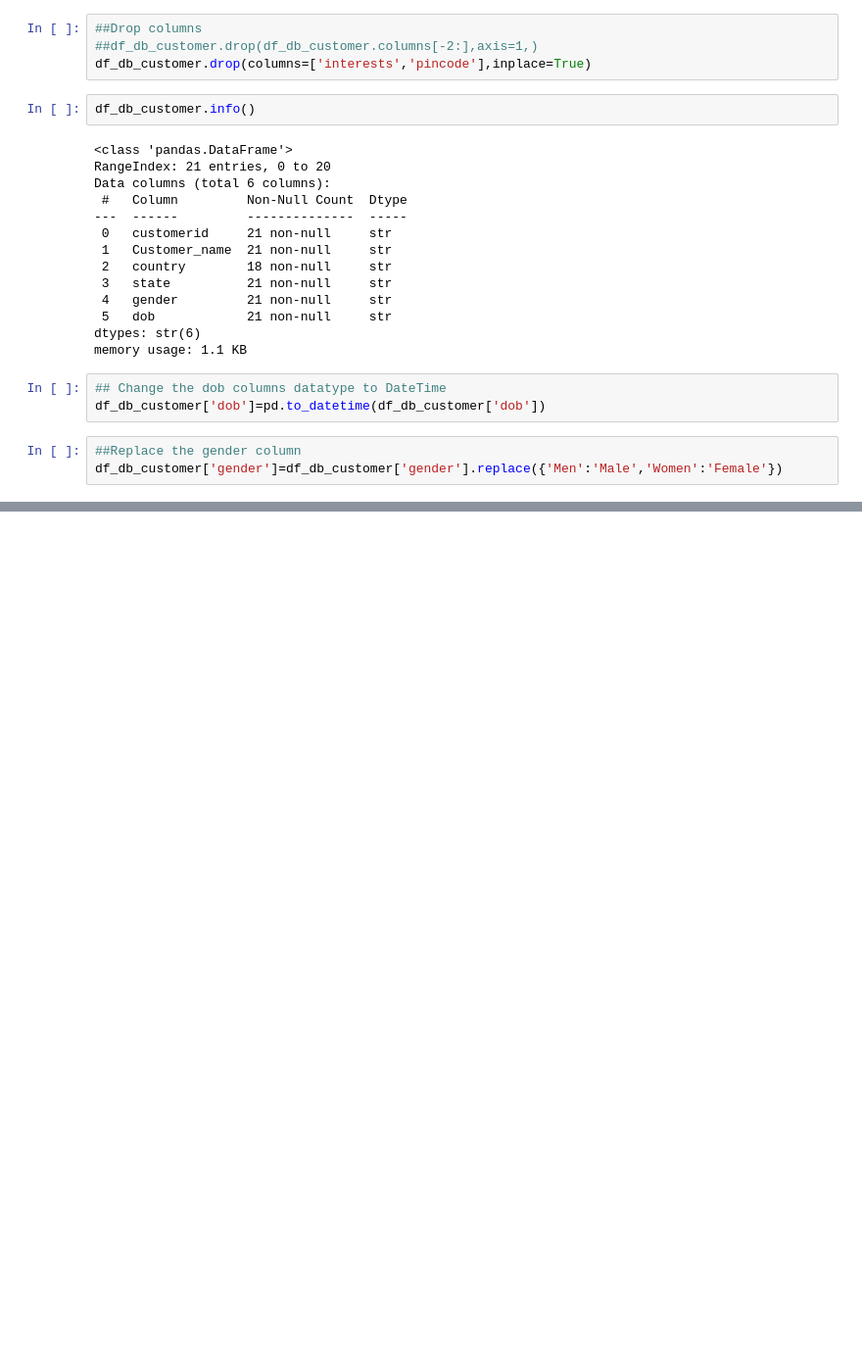
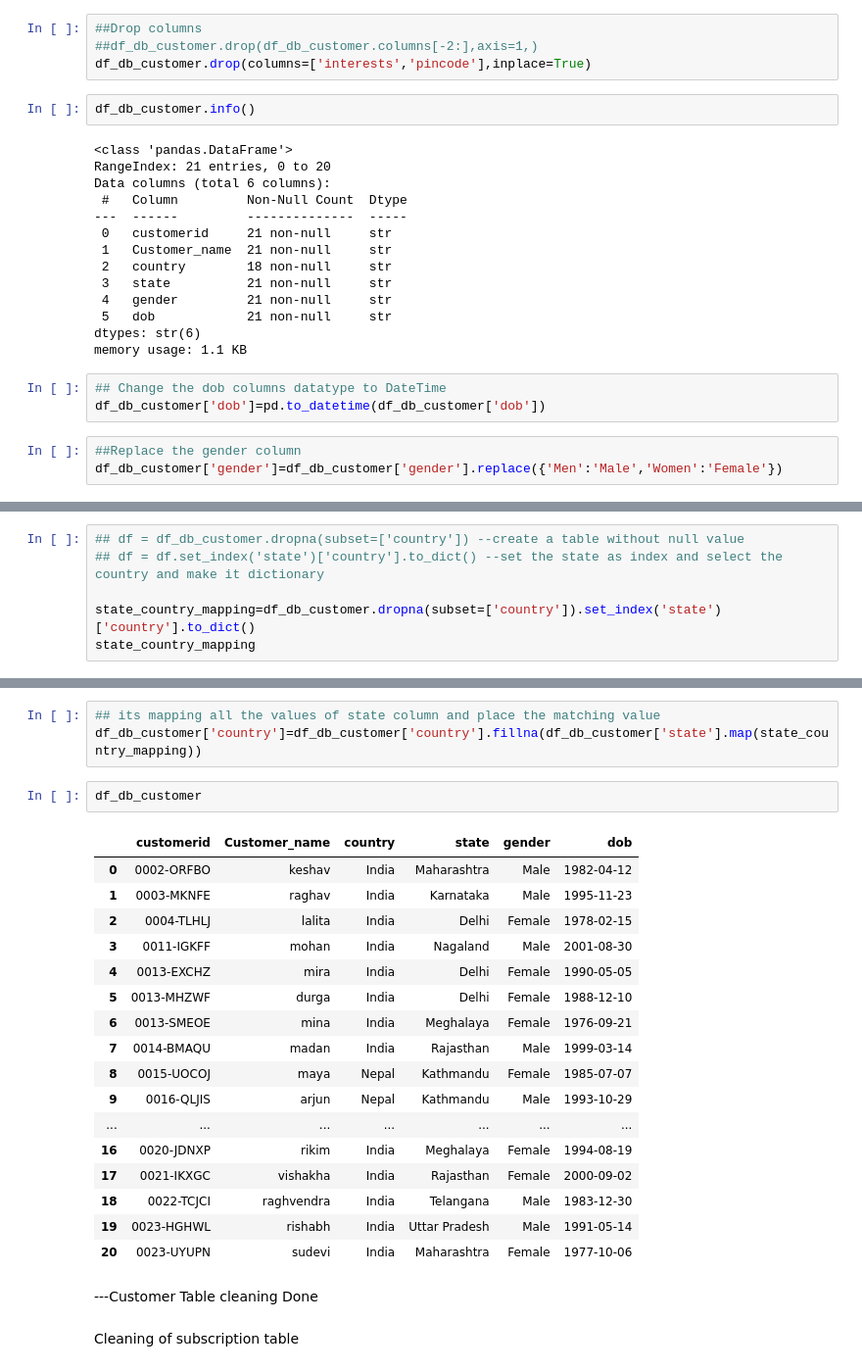
Before and after one commit to Nigam2004/Churn_Analysis, a Jupyter notebook: Churn_analysis.ipynb, the cells around one changed output, grey strips where cells are left out. Shown at 98% size. Drawn from its saved outputs; the diff is of its cells as text; blank space fills up the shorter version.

Commit message:
data_cleaning_done_customer

```diff
--- a/Churn_analysis.ipynb
+++ b/Churn_analysis.ipynb
@@ -120,0 +129,6 @@ df_db_customer
+# %%
+## df = df_db_customer.dropna(subset=['country']) --create a table without null value
+## df = df.set_index('state')['country'].to_dict() --set the state as index and select the country and make it dictionary
+
+state_country_mapping=df_db_customer.dropna(subset=['country']).set_index('state')['country'].to_dict()
+state_country_mapping
@@ -120,0 +145,27 @@ df_db_customer
+# %%
+## its mapping all the values of state column and place the matching value
+df_db_customer['country']=df_db_customer['country'].fillna(df_db_customer['state'].map(state_country_mapping))
+# %%
+df_db_customer
+# %% [output]
+|  | customerid | Customer_name | country | state | gender | dob |
+| 0 | 0002-ORFBO | keshav | India | Maharashtra | Male | 1982-04-12 |
+| 1 | 0003-MKNFE | raghav | India | Karnataka | Male | 1995-11-23 |
+| 2 | 0004-TLHLJ | lalita | India | Delhi | Female | 1978-02-15 |
+| 3 | 0011-IGKFF | mohan | India | Nagaland | Male | 2001-08-30 |
+| 4 | 0013-EXCHZ | mira | India | Delhi | Female | 1990-05-05 |
+| 5 | 0013-MHZWF | durga | India | Delhi | Female | 1988-12-10 |
+| 6 | 0013-SMEOE | mina | India | Meghalaya | Female | 1976-09-21 |
+| 7 | 0014-BMAQU | madan | India | Rajasthan | Male | 1999-03-14 |
+| 8 | 0015-UOCOJ | maya | Nepal | Kathmandu | Female | 1985-07-07 |
+| 9 | 0016-QLJIS | arjun | Nepal | Kathmandu | Male | 1993-10-29 |
+| ... | ... | ... | ... | ... | ... | ... |
+| 16 | 0020-JDNXP | rikim | India | Meghalaya | Female | 1994-08-19 |
+| 17 | 0021-IKXGC | vishakha | India | Rajasthan | Female | 2000-09-02 |
+| 18 | 0022-TCJCI | raghvendra | India | Telangana | Male | 1983-12-30 |
+| 19 | 0023-HGHWL | rishabh | India | Uttar Pradesh | Male | 1991-05-14 |
+| 20 | 0023-UYUPN | sudevi | India | Maharashtra | Female | 1977-10-06 |
+# %% [markdown]
+---Customer Table cleaning Done
+# %% [markdown]
+Cleaning of subscription table
```
Also changed, not shown: parts of 8 cells of this notebook.
